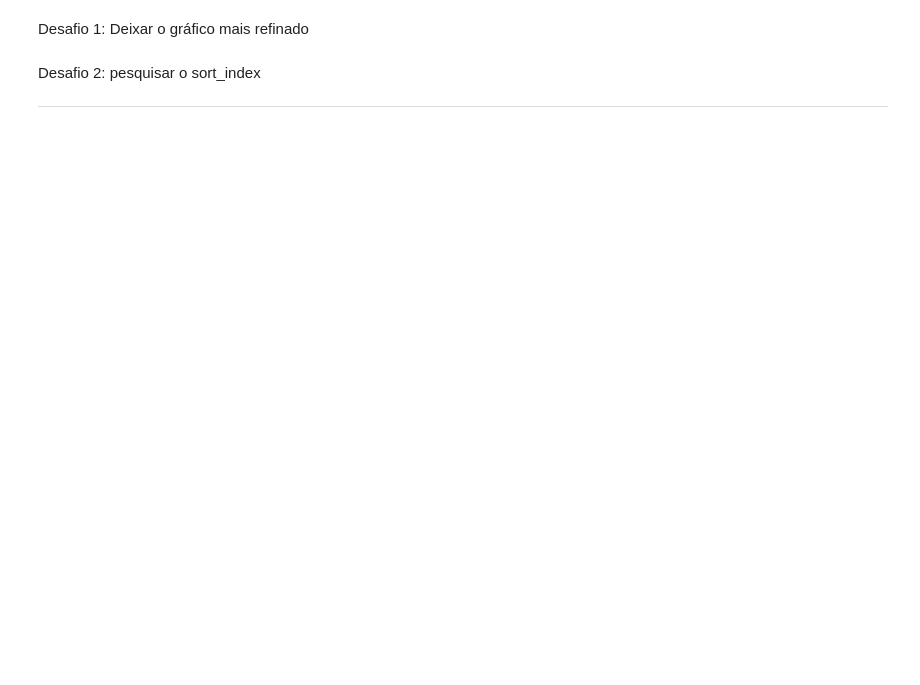
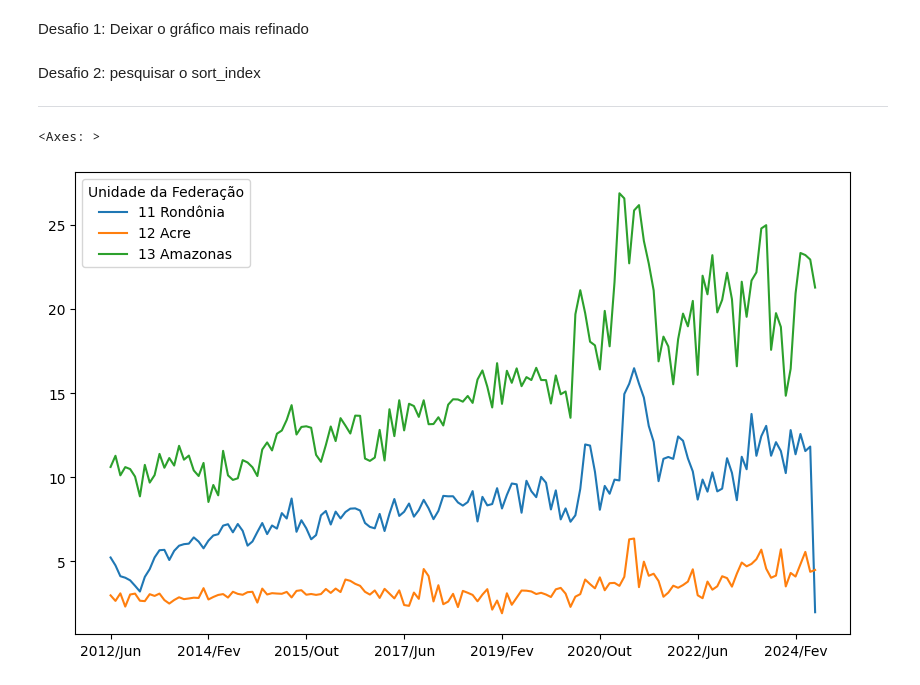
Before and after one commit to SandraRojasZ/Data-Analytics, a Jupyter notebook: pos-datascience-analise-e-exploracao-de-dados-aula1/Produção_Hospitalar_A2.ipynb, the cells around one changed output. Cells and saved outputs as stored; diff of their text form; code cells hidden in the pictures; blank space fills up the shorter version.

```diff
--- a/pos-datascience-analise-e-exploracao-de-dados-aula1/Produção_Hospitalar_A2.ipynb
+++ b/pos-datascience-analise-e-exploracao-de-dados-aula1/Produção_Hospitalar_A2.ipynb
@@ -565,3 +568,14 @@ Desafio 1: Deixar o gráfico mais refinado
 Desafio 2: pesquisar o sort_index
 
 ---
+# %%
+meses_filtrados = colunas_a_partir_da_sexta.columns[47:]
+
+colunas_valor_M = colunas_a_partir_da_sexta[meses_filtrados].select_dtypes(include='number')
+colunas_valor_D = colunas_valor_M / 1_000_000
+colunas_valor_D = colunas_valor_D.head(3)
+# %%
+colunas_valor_D.T.plot(figsize=(10,6))
+# %% [output]
+<Axes: >
+[figure, added]
```
Also changed, not shown: parts of 15 cells of this notebook.
